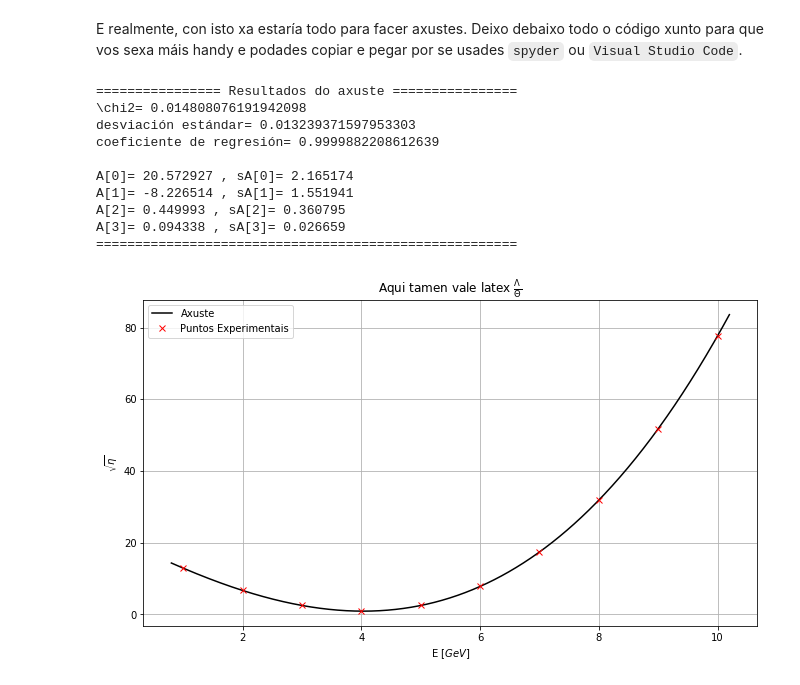
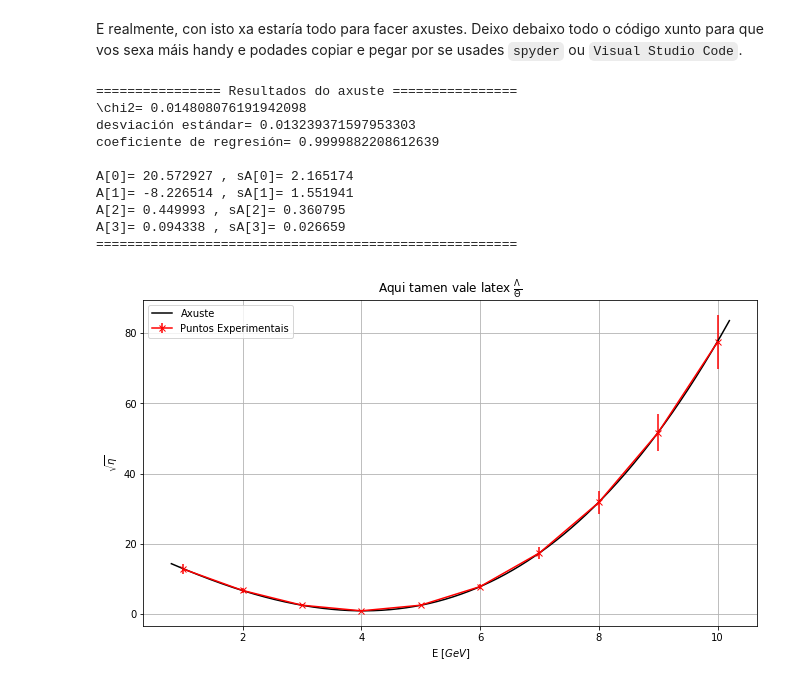
Before and after one commit to saulsolino/python-for-dummies, a Jupyter notebook: python_for_dummies_axuste1.ipynb, the cells around one changed output. Drawn from its saved outputs; the diff is of its cells as text; code cells hidden in the pictures.

```diff
--- a/python_for_dummies_axuste1.ipynb
+++ b/python_for_dummies_axuste1.ipynb
@@ -228,32 +228,33 @@ print()
 for i in range(NC):
     print( 'A[{0:d}]= {1:f} , sA[{0:d}]= {2:f}'.format(i,coef[i],E[i]))
 
 print( '======================================================')
 
 plt.figure(figsize = (11,6))
 plt.grid(True)
 
 xt=np.linspace(x[0]-0.2,x[-1]+0.2,1000) #Aquí eu recomendovos restar un pouco ao primeiro valor e sumar un pouco ao último, queda máis bonito
 yt=funcion_axuste(xt,*coef)
 
+plt.errorbar(x, y, yerr = sy, marker = 'x', color = 'r', label = 'Puntos Experimentais')
 plt.plot(xt, yt, 'k-', label = 'Axuste')
-plt.plot(x, y, 'rx', label = 'Puntos Experimentais')
+
 
 plt.title(titulo)
 plt.xlabel(label_x)
 plt.ylabel(label_y)
 plt.legend(loc = 'best')
 plt.plot()
 plt.show()
 # %% [output]
 ================ Resultados do axuste ================
 \chi2= 0.014808076191942098
 desviación estándar= 0.013239371597953303
 coeficiente de regresión= 0.9999882208612639
 
 A[0]= 20.572927 , sA[0]= 2.165174
 A[1]= -8.226514 , sA[1]= 1.551941
 A[2]= 0.449993 , sA[2]= 0.360795
 A[3]= 0.094338 , sA[3]= 0.026659
 ======================================================
-[figure, old version]
+[figure, new version]
```
